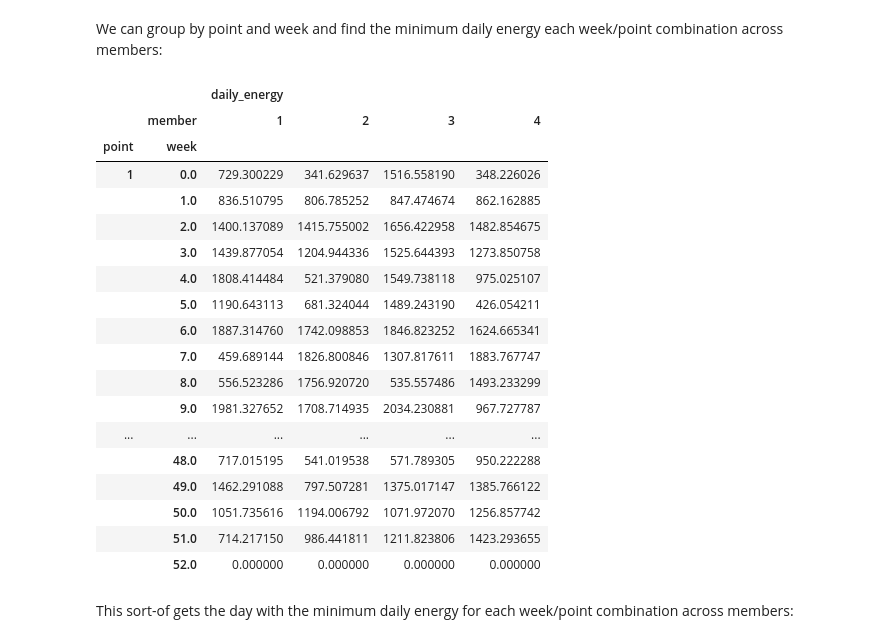
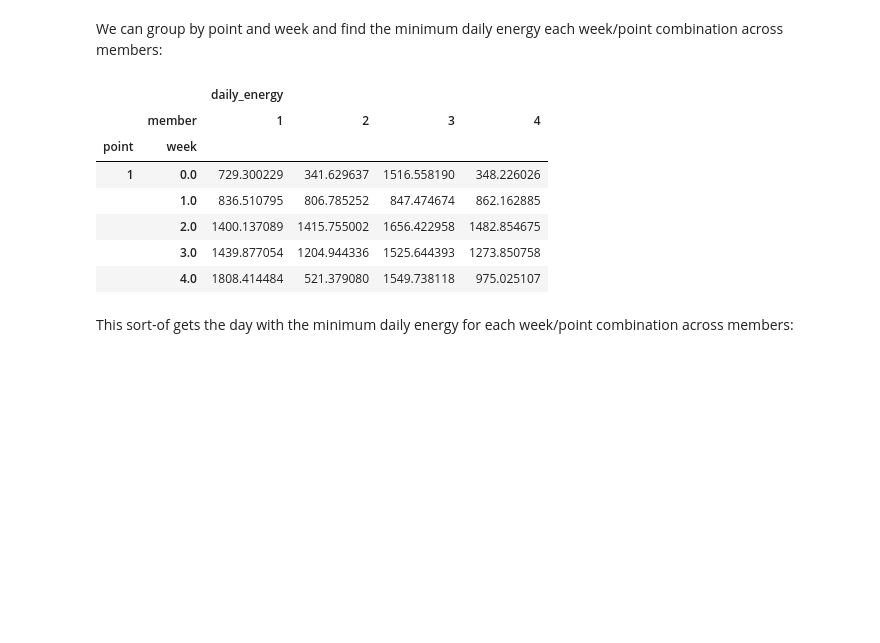
Before and after one commit to williamhobbs/PVSC-2025-daily-energy-forecaster, a Jupyter notebook: 05_Ensemble_Analysis.ipynb, the cells around one changed output. Saved outputs shown, nothing was run; the diff lists cells and outputs as text; code cells hidden in the pictures; blank space fills up the shorter version.

```diff
--- a/05_Ensemble_Analysis.ipynb
+++ b/05_Ensemble_Analysis.ipynb
@@ -235,27 +250,16 @@ df_temp
 # %% [markdown]
 We can group by point and week and find the minimum daily energy each week/point combination across members:
 # %%
-df_temp.groupby(level=['point','week']).min()
+df_temp.groupby(level=['point','week']).min().head()
 # %% [output]
 |  |  | daily_energy |  |  |  |
 |  | member | 1 | 2 | 3 | 4 |
 | point | week |  |  |  |  |
 | 1 | 0.0 | 729.300229 | 341.629637 | 1516.558190 | 348.226026 |
 |  | 1.0 | 836.510795 | 806.785252 | 847.474674 | 862.162885 |
 |  | 2.0 | 1400.137089 | 1415.755002 | 1656.422958 | 1482.854675 |
 |  | 3.0 | 1439.877054 | 1204.944336 | 1525.644393 | 1273.850758 |
 |  | 4.0 | 1808.414484 | 521.379080 | 1549.738118 | 975.025107 |
-|  | 5.0 | 1190.643113 | 681.324044 | 1489.243190 | 426.054211 |
-|  | 6.0 | 1887.314760 | 1742.098853 | 1846.823252 | 1624.665341 |
-|  | 7.0 | 459.689144 | 1826.800846 | 1307.817611 | 1883.767747 |
-|  | 8.0 | 556.523286 | 1756.920720 | 535.557486 | 1493.233299 |
-|  | 9.0 | 1981.327652 | 1708.714935 | 2034.230881 | 967.727787 |
-| ... | ... | ... | ... | ... | ... |
-|  | 48.0 | 717.015195 | 541.019538 | 571.789305 | 950.222288 |
-|  | 49.0 | 1462.291088 | 797.507281 | 1375.017147 | 1385.766122 |
-|  | 50.0 | 1051.735616 | 1194.006792 | 1071.972070 | 1256.857742 |
-|  | 51.0 | 714.217150 | 986.441811 | 1211.823806 | 1423.293655 |
-|  | 52.0 | 0.000000 | 0.000000 | 0.000000 | 0.000000 |
 # %% [markdown]
 This sort-of gets the day with the minimum daily energy for each week/point combination across members:
 # %%
```
Also changed, not shown: parts of 10 cells of this notebook, 11 other files.
